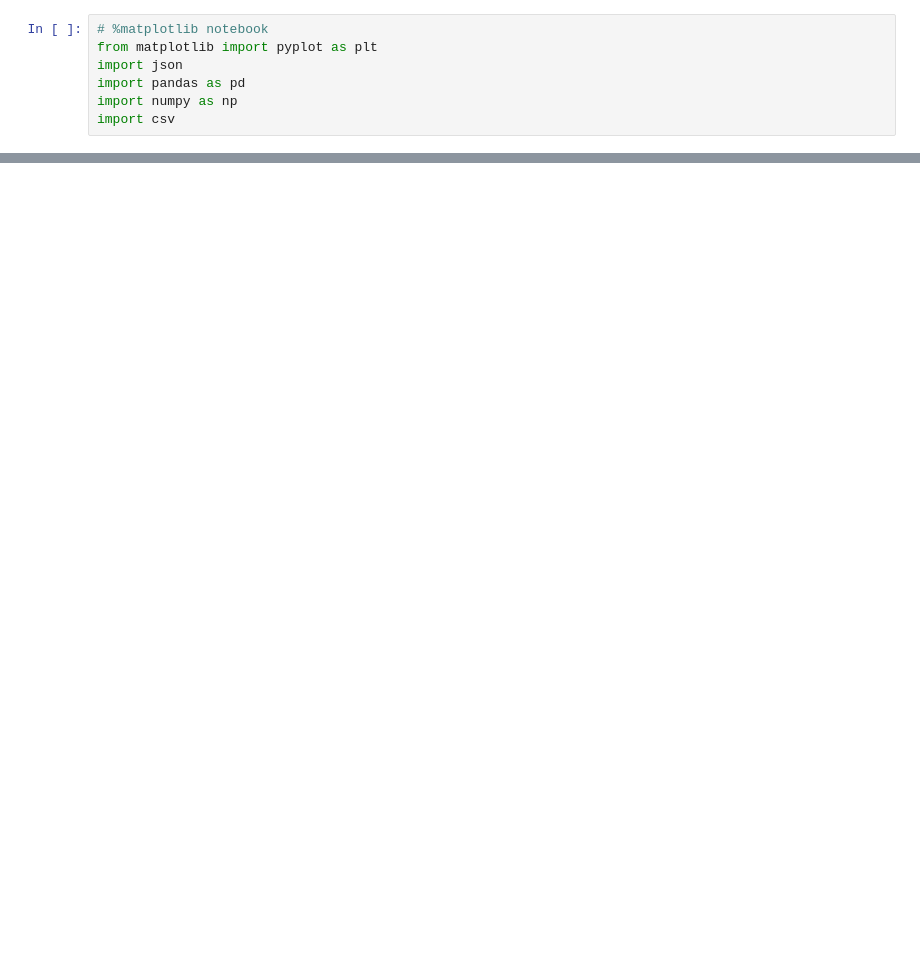
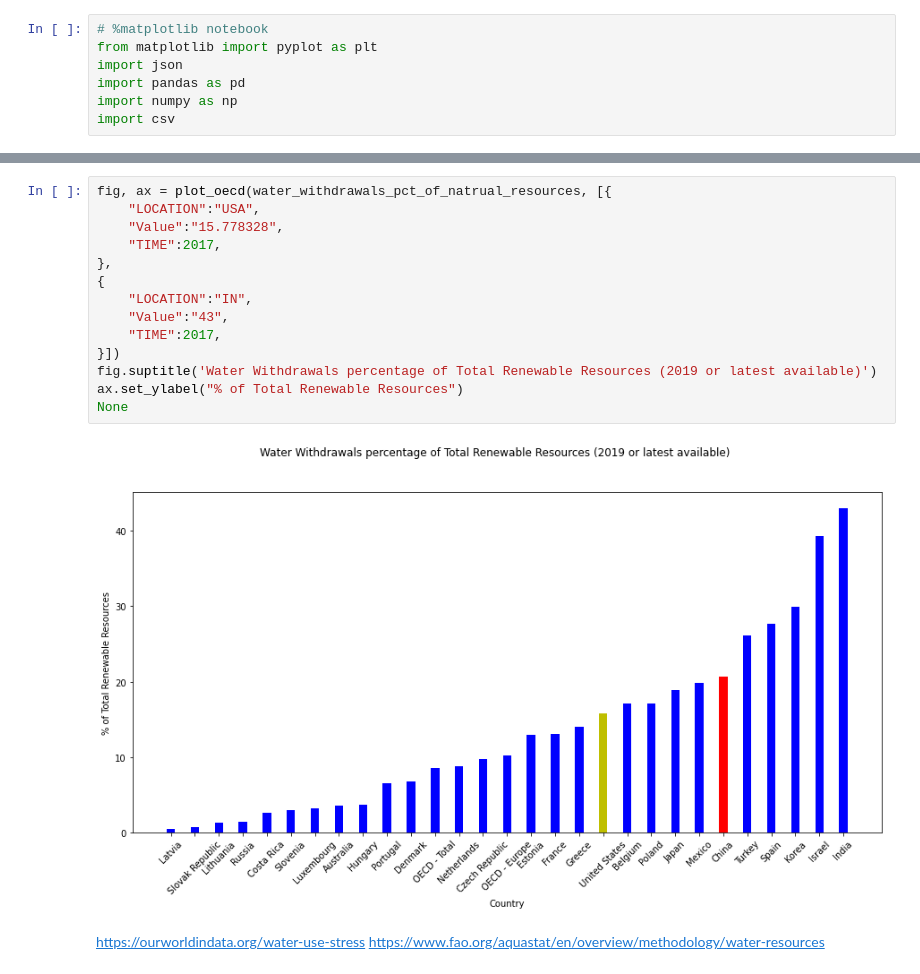
Before and after one commit to nmharmon8/TheAdventuresOfAliceAndBobPosts, a Jupyter notebook: china_water_problem_data/ChinaWaterDataPlots.ipynb, the cells around one changed output, grey strips where cells are left out. Drawn from its saved outputs; the diff is of its cells as text; blank space fills up the shorter version.

```diff
--- a/china_water_problem_data/ChinaWaterDataPlots.ipynb
+++ b/china_water_problem_data/ChinaWaterDataPlots.ipynb
@@ -249,0 +288,19 @@ water_withdrawals_bar_chart(locations, values)
+# %%
+fig, ax = plot_oecd(water_withdrawals_pct_of_natrual_resources, [{
+    "LOCATION":"USA",
+    "Value":"15.778328",
+    "TIME":2017,
+},
+{
+    "LOCATION":"IN",
+    "Value":"43",
+    "TIME":2017,
+}])
+fig.suptitle('Water Withdrawals percentage of Total Renewable Resources (2019 or latest available)')
+ax.set_ylabel("% of Total Renewable Resources")
+None
+# %% [output]
+[figure, added]
+# %% [markdown]
+https://ourworldindata.org/water-use-stress
+https://www.fao.org/aquastat/en/overview/methodology/water-resources
```
Also changed, not shown: parts of 6 cells of this notebook, 1 other file.
